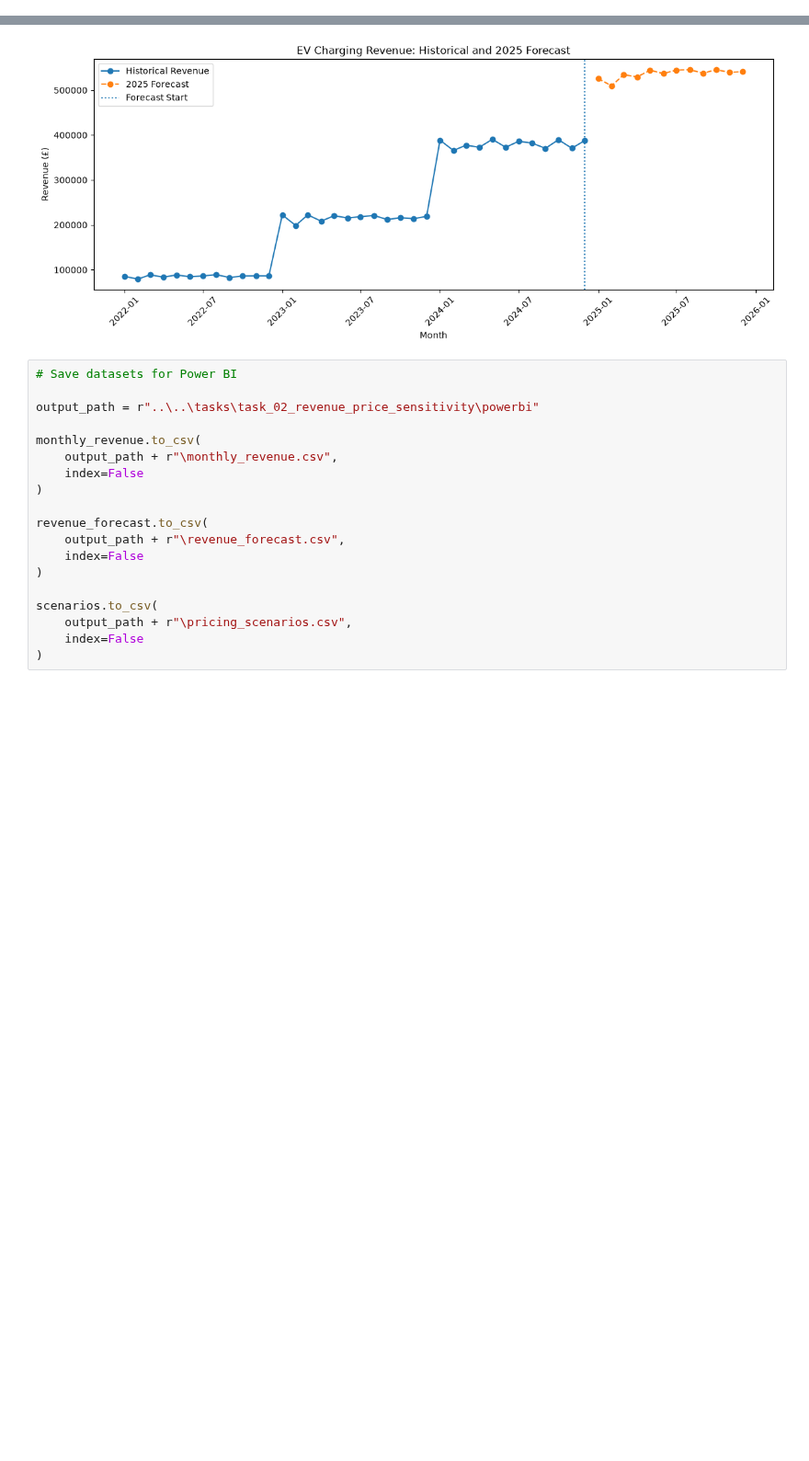
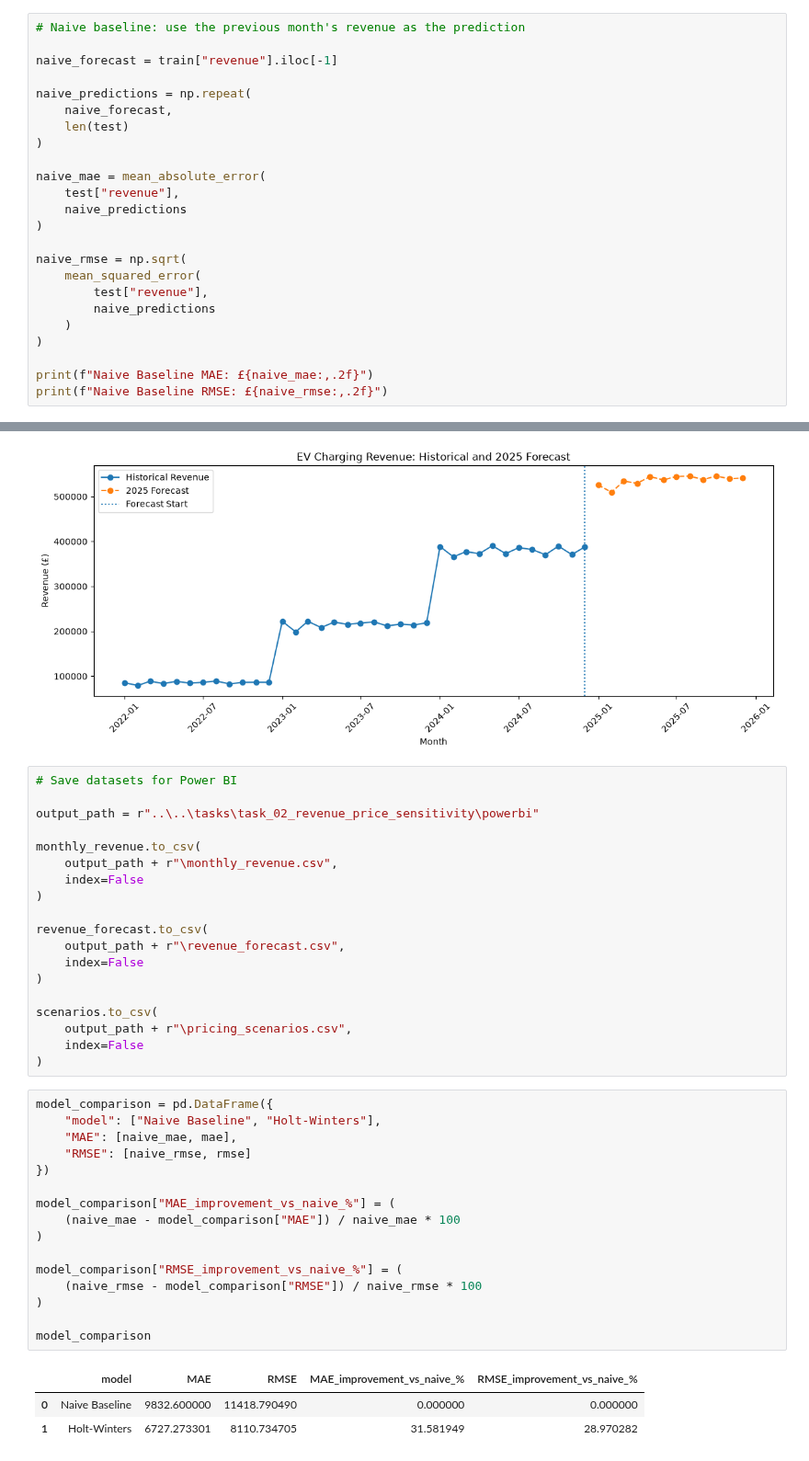
Before and after one commit to Student-boy143/powergrid-ev-analytics, a Jupyter notebook: tasks/task_02_revenue_price_sensitivity/02_revenue_price_sensitivity.ipynb, the cells around one changed output, grey strips where cells are left out. Shown at 92% size. Drawn from its saved outputs; the diff is of its cells as text; blank space fills up the shorter version.

Commit message:
Add revenue forecasting and price sensitivity analysis

```diff
--- a/tasks/task_02_revenue_price_sensitivity/02_revenue_price_sensitivity.ipynb
+++ b/tasks/task_02_revenue_price_sensitivity/02_revenue_price_sensitivity.ipynb
@@ -302,3 +302,27 @@ print(f"RMSE: £{rmse:,.2f}")
 # %% [output]
 MAE: £6,727.27
 RMSE: £8,110.73
+# %%
+# Naive baseline: use the previous month's revenue as the prediction
+
+naive_forecast = train["revenue"].iloc[-1]
+
+naive_predictions = np.repeat(
+    naive_forecast,
+    len(test)
+)
+
+naive_mae = mean_absolute_error(
+    test["revenue"],
+    naive_predictions
+)
+
+naive_rmse = np.sqrt(
+    mean_squared_error(
+        test["revenue"],
+        naive_predictions
+    )
+)
+
+print(f"Naive Baseline MAE: £{naive_mae:,.2f}")
+print(f"Naive Baseline RMSE: £{naive_rmse:,.2f}")
@@ -410,3 +437,23 @@ scenarios.to_csv(
     output_path + r"\pricing_scenarios.csv",
     index=False
 )
+# %%
+model_comparison = pd.DataFrame({
+    "model": ["Naive Baseline", "Holt-Winters"],
+    "MAE": [naive_mae, mae],
+    "RMSE": [naive_rmse, rmse]
+})
+
+model_comparison["MAE_improvement_vs_naive_%"] = (
+    (naive_mae - model_comparison["MAE"]) / naive_mae * 100
+)
+
+model_comparison["RMSE_improvement_vs_naive_%"] = (
+    (naive_rmse - model_comparison["RMSE"]) / naive_rmse * 100
+)
+
+model_comparison
+# %% [output]
+|  | model | MAE | RMSE | MAE_improvement_vs_naive_% | RMSE_improvement_vs_naive_% |
+| 0 | Naive Baseline | 9832.600000 | 11418.790490 | 0.000000 | 0.000000 |
+| 1 | Holt-Winters | 6727.273301 | 8110.734705 | 31.581949 | 28.970282 |
```
Also changed, not shown: parts of 4 cells of this notebook, 5 other files.
